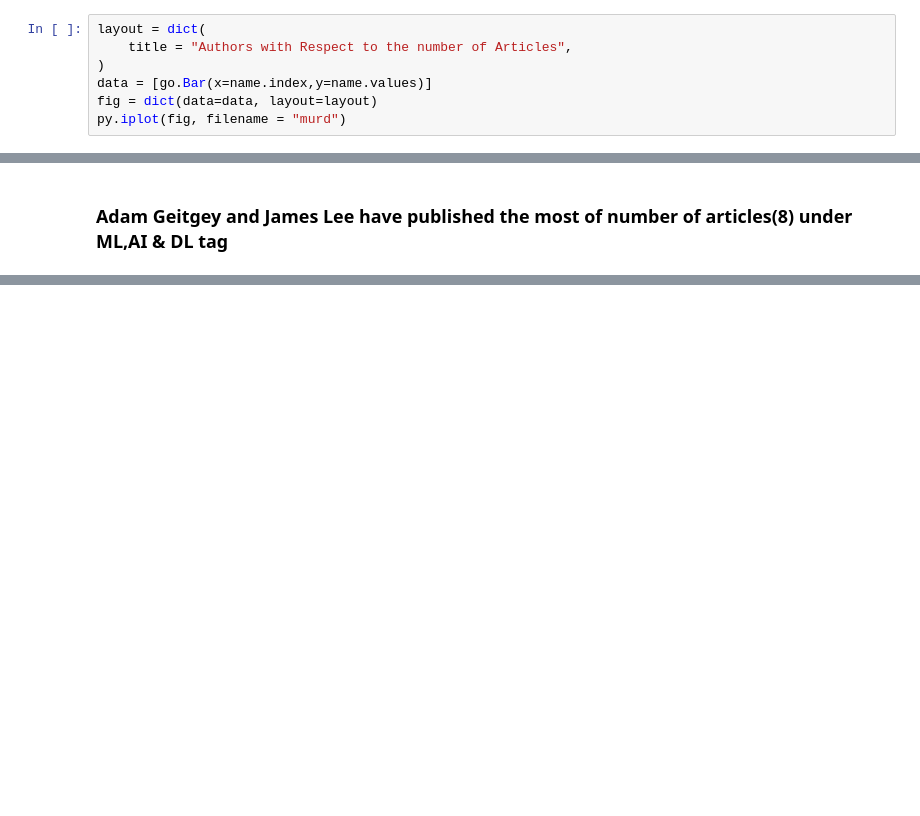
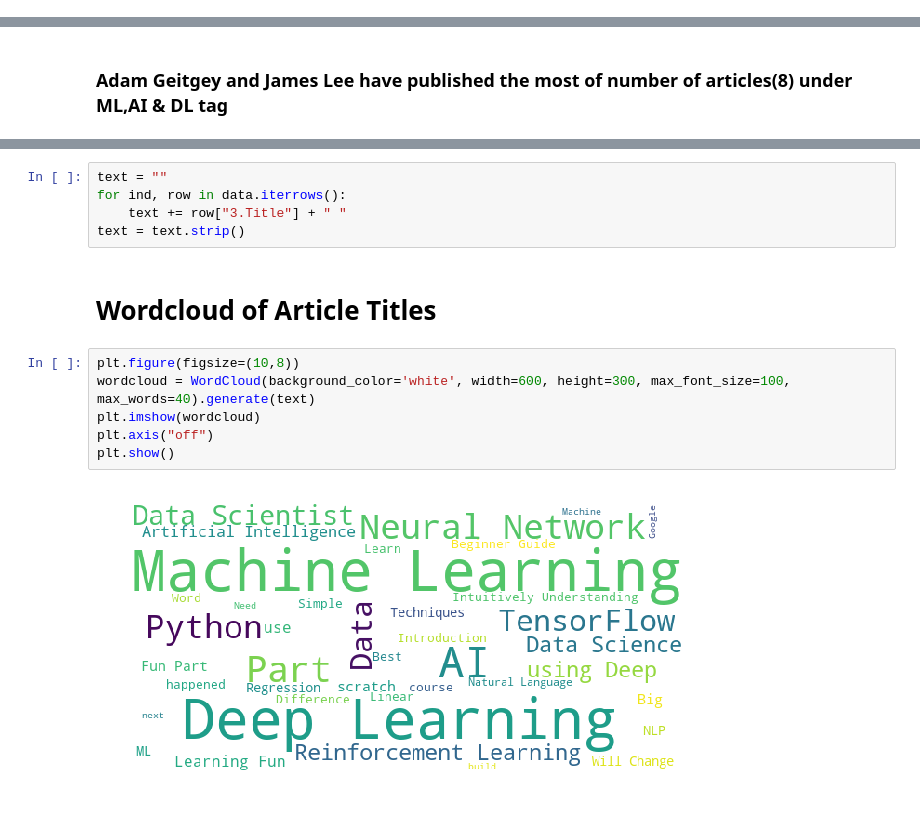
Before and after one commit to Sangarshanan/webscraping-and-analysis-of-medium-articles, a Jupyter notebook: Analysis of the data.ipynb, the cells around one changed output, grey strips where cells are left out. Saved outputs shown, nothing was run; the diff lists cells and outputs as text; blank space fills up the shorter version.

```diff
--- a/Analysis of the data.ipynb
+++ b/Analysis of the data.ipynb
@@ -50,10 +48,3 @@ len(data['2.Name'].unique())
 # %%
 name = data.groupby('2.Name').size()
 name = name[(name.values>2)]
-# %%
-layout = dict(
-    title = "Authors with Respect to the number of Articles",
-)
-data = [go.Bar(x=name.index,y=name.values)]
-fig = dict(data=data, layout=layout)
-py.iplot(fig, filename = "murd")
@@ -67,0 +68,15 @@ ModuleNotFoundError: No module named 'wordcloud'
+# %%
+text = ""
+for ind, row in data.iterrows():
+    text += row["3.Title"] + " "
+text = text.strip()
+# %% [markdown]
+# Wordcloud of Article Titles
+# %%
+plt.figure(figsize=(10,8))
+wordcloud = WordCloud(background_color='white', width=600, height=300, max_font_size=100, max_words=40).generate(text)
+plt.imshow(wordcloud)
+plt.axis("off")
+plt.show()
+# %% [output]
+[figure, added]
```
Also changed, not shown: parts of 58 cells of this notebook.
